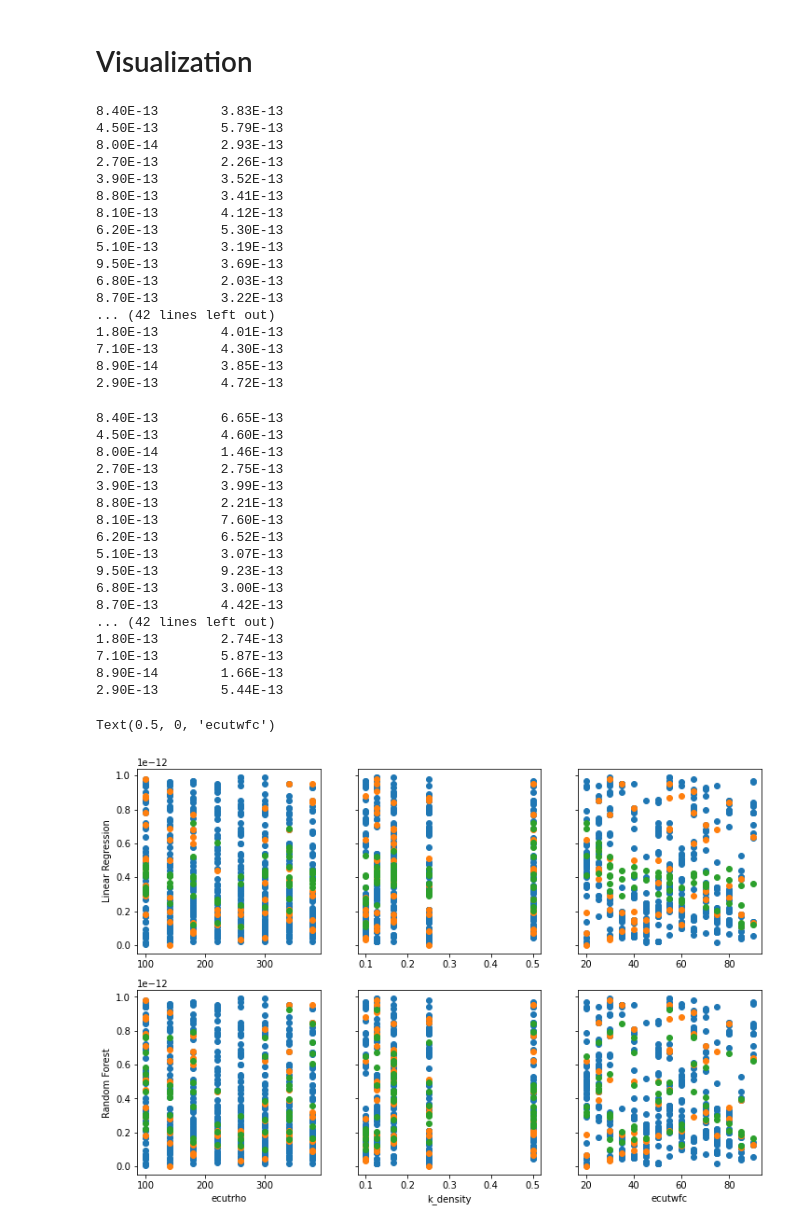
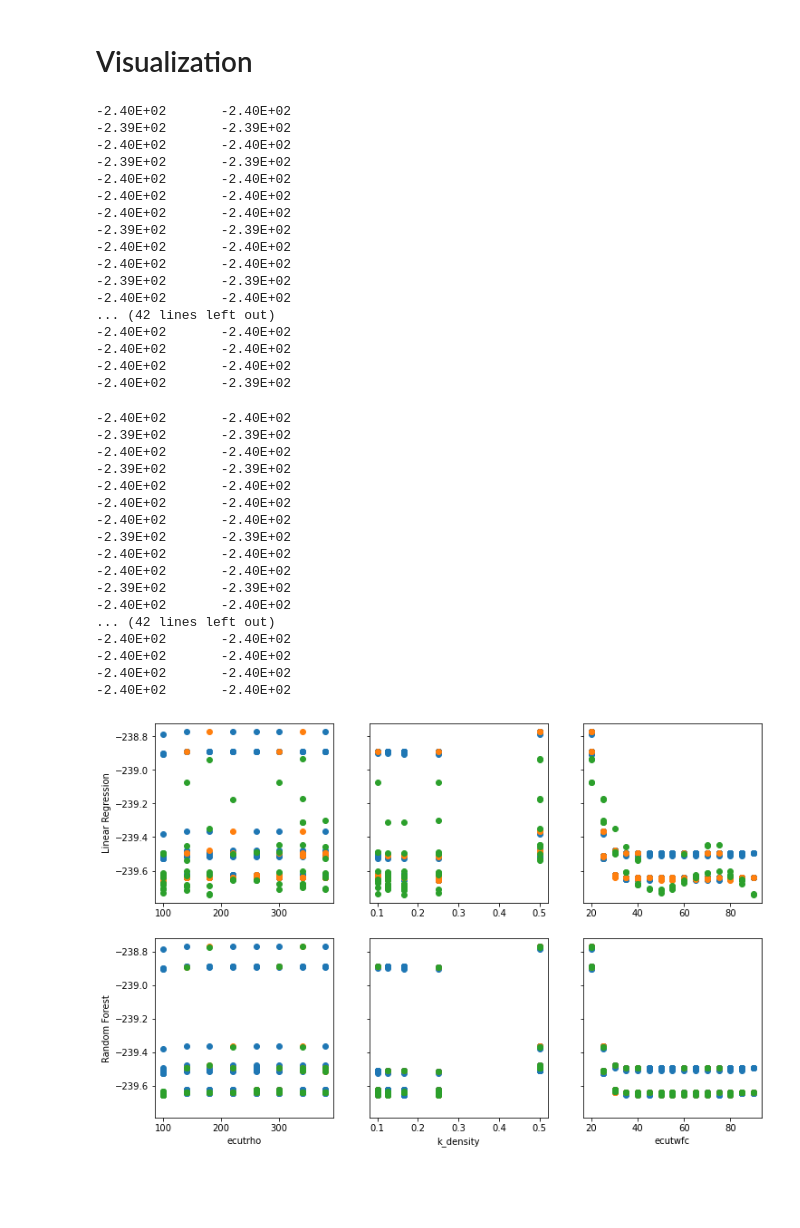
Before and after one commit to CS-433/ml-project-2-aiidalearn, a Jupyter notebook: code/simple_regression/toy_regression.ipynb, the cells around one changed output. Cells and saved outputs as stored; diff of their text form; code cells hidden in the pictures; blank space fills up the shorter version.

Commit message:
corrected simple regression, added simple MLP

```diff
--- a/code/simple_regression/toy_regression.ipynb
+++ b/code/simple_regression/toy_regression.ipynb
@@ -16,8 +17,8 @@ DATA_PATH = os.path.join(os.path.dirname(os.path.dirname(os.getcwd())), "data/to
 df = pd.read_csv(DATA_PATH)
 # %%
 cols_raw = list(df.columns)
-cols_trash = ['Unnamed: 0', 'converged']
-cols_independent = ['accuracy']
+cols_trash = ['Unnamed: 0', 'converged', 'accuracy']
+cols_independent = ['total_energy']
 cols_drop = cols_trash + cols_independent
 
 cols_dependent = cols_raw.copy()
@@ -100,62 +108,63 @@ MAPE:   train:0.276652153621372 test:3.7234370984808685
 # %% [markdown]
 # Visualization
 # %%
-for a, b in zip(y_test["accuracy"], simple_model.predict(X_test)):
+for a, b in zip(y_test["total_energy"], simple_model.predict(X_test)):
     print(f"{a:.2E}\t{float(b):.2E}")
 # %% [output]
-8.40E-13        3.83E-13
-4.50E-13        5.79E-13
-8.00E-14        2.93E-13
-2.70E-13        2.26E-13
-3.90E-13        3.52E-13
-8.80E-13        3.41E-13
-8.10E-13        4.12E-13
-6.20E-13        5.30E-13
-5.10E-13        3.19E-13
-9.50E-13        3.69E-13
-6.80E-13        2.03E-13
-8.70E-13        3.22E-13
+-2.40E+02       -2.40E+02
+-2.39E+02       -2.39E+02
+-2.40E+02       -2.40E+02
+-2.39E+02       -2.39E+02
+-2.40E+02       -2.40E+02
+-2.40E+02       -2.40E+02
+-2.40E+02       -2.40E+02
+-2.39E+02       -2.39E+02
+-2.40E+02       -2.40E+02
+-2.40E+02       -2.40E+02
+-2.39E+02       -2.39E+02
+-2.40E+02       -2.40E+02
 ... (42 lines left out)
-1.80E-13        4.01E-13
-7.10E-13        4.30E-13
-8.90E-14        3.85E-13
-2.90E-13        4.72E-13
+-2.40E+02       -2.40E+02
+-2.40E+02       -2.40E+02
+-2.40E+02       -2.40E+02
+-2.40E+02       -2.39E+02
 # %%
-for a, b in zip(y_test["accuracy"], rf_model.predict(X_test)):
+for a, b in zip(y_test["total_energy"], rf_model.predict(X_test)):
     print(f"{a:.2E}\t{b:.2E}")
 # %% [output]
-8.40E-13        6.65E-13
-4.50E-13        4.60E-13
-8.00E-14        1.46E-13
-2.70E-13        2.75E-13
-3.90E-13        3.99E-13
-8.80E-13        2.21E-13
-8.10E-13        7.60E-13
-6.20E-13        6.52E-13
-5.10E-13        3.07E-13
-9.50E-13        9.23E-13
-6.80E-13        3.00E-13
-8.70E-13        4.42E-13
+-2.40E+02       -2.40E+02
+-2.39E+02       -2.39E+02
+-2.40E+02       -2.40E+02
+-2.39E+02       -2.39E+02
+-2.40E+02       -2.40E+02
+-2.40E+02       -2.40E+02
+-2.40E+02       -2.40E+02
+-2.39E+02       -2.39E+02
+-2.40E+02       -2.40E+02
+-2.40E+02       -2.40E+02
+-2.39E+02       -2.39E+02
+-2.40E+02       -2.40E+02
 ... (42 lines left out)
-1.80E-13        2.74E-13
-7.10E-13        5.87E-13
-8.90E-14        1.66E-13
-2.90E-13        5.44E-13
+-2.40E+02       -2.40E+02
+-2.40E+02       -2.40E+02
+-2.40E+02       -2.40E+02
+-2.40E+02       -2.40E+02
 # %%
 import matplotlib.pyplot as plt
 # %%
 fig, ax = plt.subplots(2,3,figsize=(12,8), sharey=True)
 models = [simple_model, rf_model]
 for j, model in enumerate(models):
     for i, col in enumerate(X_train.columns[:3]):
         ax[j,i].scatter(X_train[col], y_train)
         ax[j,i].scatter(X_test[col], y_test)
         ax[j,i].scatter(X_test[col], model.predict(X_test))
 ax[0,0].set_ylabel("Linear Regression")
 ax[1,0].set_ylabel("Random Forest")
 ax[1,0].set_xlabel("ecutrho")
 ax[1,1].set_xlabel('k_density')
 ax[1,2].set_xlabel('ecutwfc')
+PLOTPATH = os.path.join(os.path.dirname(os.path.dirname(os.getcwd())), "plots/simple_regression/toy_comparison.png")
+plt.savefig(PLOTPATH)
 # %% [output]
-Text(0.5, 0, 'ecutwfc')
-[figure, old version]
+[figure, new version]
```
Also changed, not shown: parts of 9 cells of this notebook, 4 other files.
